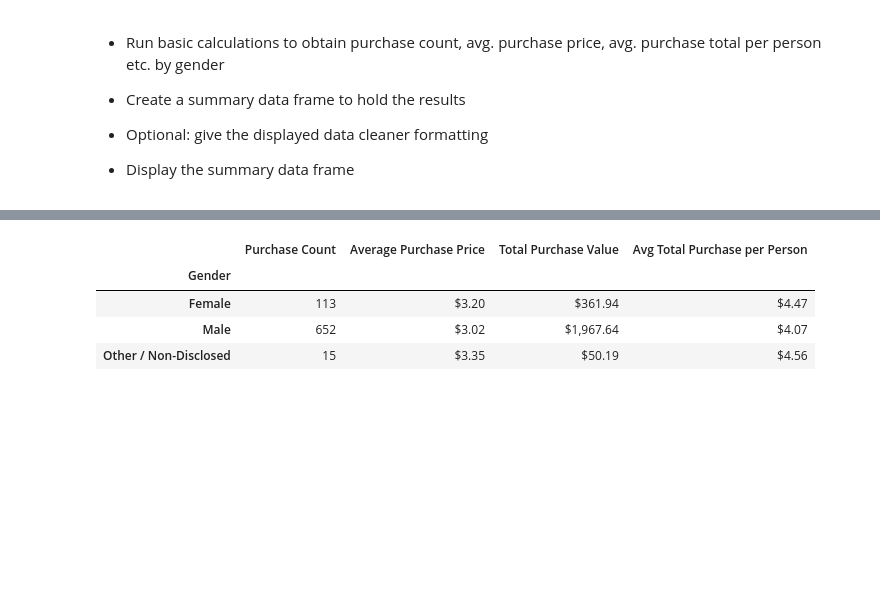
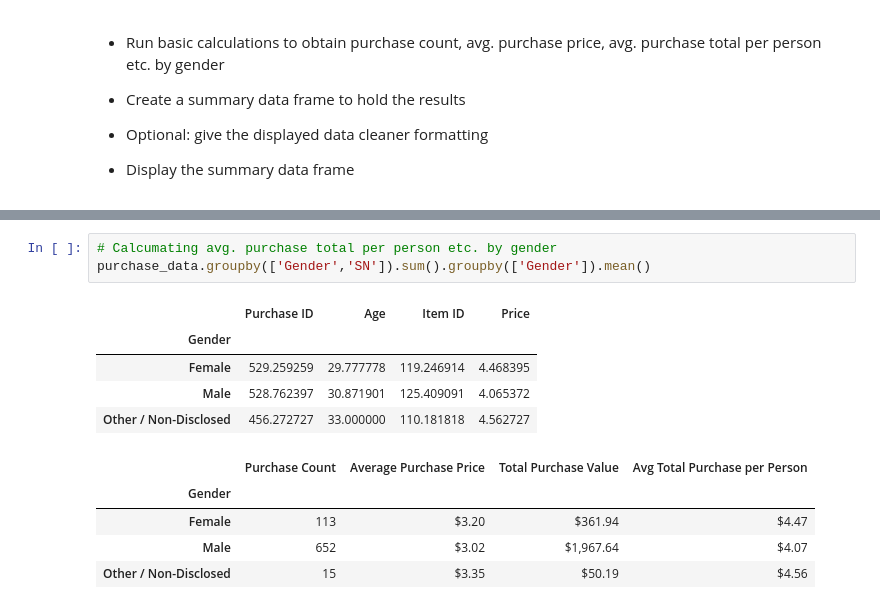
Before and after one commit to i-am-phoenix/heroe_of_pymoli_game_analysis, a Jupyter notebook: HeroesOfPymoli/HeroesOfPymoli_starter.ipynb, the cells around one changed output, grey strips where cells are left out. Saved outputs shown, nothing was run; the diff lists cells and outputs as text; blank space fills up the shorter version.

Commit message:
HeroesOfPymoli: Added calculation of avg. purchase total per person etc. by gender

```diff
--- a/HeroesOfPymoli/HeroesOfPymoli_starter.ipynb
+++ b/HeroesOfPymoli/HeroesOfPymoli_starter.ipynb
@@ -159,3 +166,12 @@ purchase_data.groupby(['Gender']).describe()
+# %%
+# Calcumating avg. purchase total per person etc. by gender
+purchase_data.groupby(['Gender','SN']).sum().groupby(['Gender']).mean()
+# %% [output]
+|  | Purchase ID | Age | Item ID | Price |
+| Gender |  |  |  |  |
+| Female | 529.259259 | 29.777778 | 119.246914 | 4.468395 |
+| Male | 528.762397 | 30.871901 | 125.409091 | 4.065372 |
+| Other / Non-Disclosed | 456.272727 | 33.000000 | 110.181818 | 4.562727 |
 # %%
 # %% [output]
 |  | Purchase Count | Average Purchase Price | Total Purchase Value | Avg Total Purchase per Person |
```
Also changed, not shown: parts of 2 cells of this notebook.
